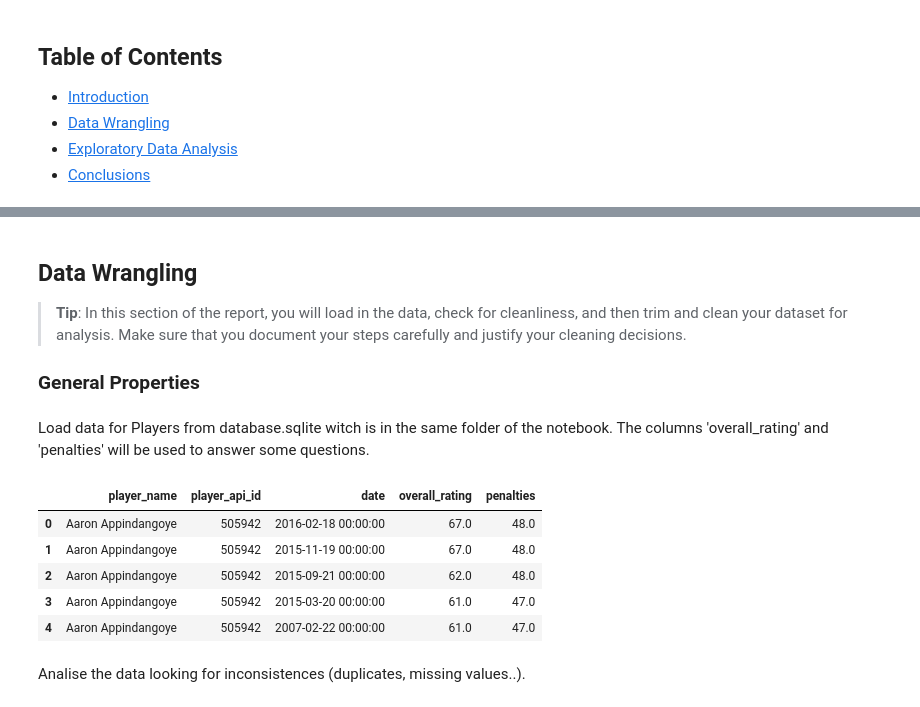
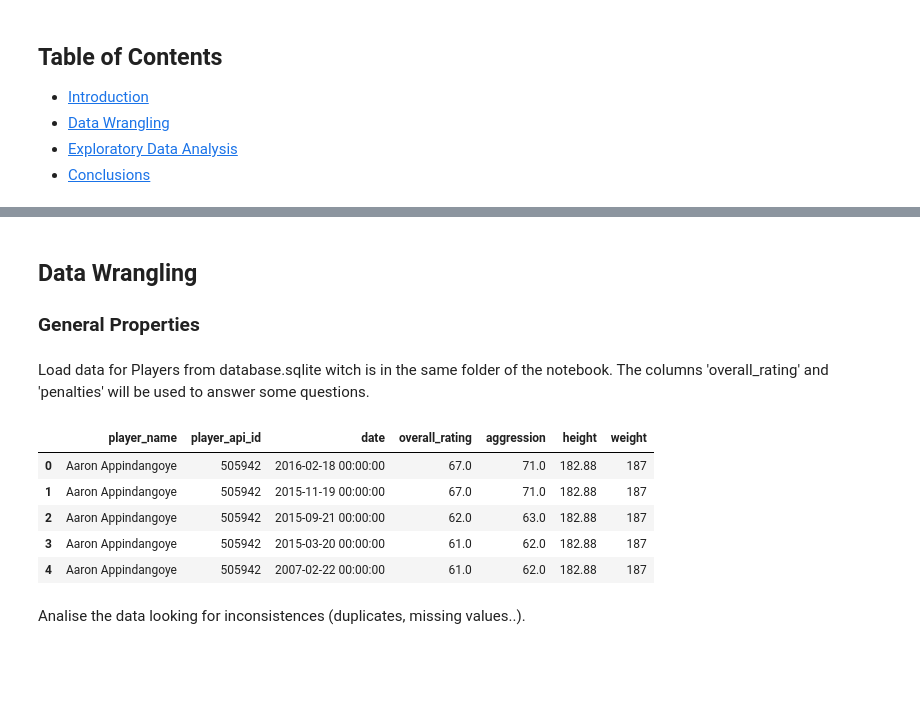
Before and after one commit to uiansol/soccer-data-analysis, a Jupyter notebook: european-soccer-analysis.ipynb, the cells around one changed output, grey strips where cells are left out. Drawn from its saved outputs; the diff is of its cells as text; code cells hidden in the pictures; blank space fills up the shorter version.

```diff
--- a/european-soccer-analysis.ipynb
+++ b/european-soccer-analysis.ipynb
@@ -31,10 +27,3 @@ import matplotlib.pyplot as plt
 import seaborn as sns
 import sqlite3
 %matplotlib inline
-# %% [markdown]
-<a id='wrangling'></a>
-## Data Wrangling
-
-> **Tip**: In this section of the report, you will load in the data, check for cleanliness, and then trim and clean your dataset for analysis. Make sure that you document your steps carefully and justify your cleaning decisions.
-
-### General Properties
@@ -44,24 +30,29 @@ import sqlite3
+# %% [markdown]
+<a id='wrangling'></a>
+## Data Wrangling
+
+### General Properties
 # %% [markdown]
 Load data for Players from database.sqlite witch is in the same folder of the notebook.
 The columns 'overall_rating' and 'penalties' will be used to answer some questions.
 # %%
-players_rating_query = '''
-                SELECT DISTINCT player_name, p.player_api_id, date, overall_rating, penalties
+players_query = '''
+                SELECT DISTINCT player_name, p.player_api_id, date, overall_rating, aggression, height, weight
                 FROM player p JOIN player_attributes pa
                 ON p.player_api_id=pa.player_api_id;
                 '''
 
 with sqlite3.connect('database.sqlite') as con:
-    players = pd.read_sql_query(players_rating_query, con)
+    players = pd.read_sql_query(players_query, con)
 
 players.head()
 # %% [output]
-|  | player_name | player_api_id | date | overall_rating | penalties |
-| 0 | Aaron Appindangoye | 505942 | 2016-02-18 00:00:00 | 67.0 | 48.0 |
-| 1 | Aaron Appindangoye | 505942 | 2015-11-19 00:00:00 | 67.0 | 48.0 |
-| 2 | Aaron Appindangoye | 505942 | 2015-09-21 00:00:00 | 62.0 | 48.0 |
-| 3 | Aaron Appindangoye | 505942 | 2015-03-20 00:00:00 | 61.0 | 47.0 |
-| 4 | Aaron Appindangoye | 505942 | 2007-02-22 00:00:00 | 61.0 | 47.0 |
+|  | player_name | player_api_id | date | overall_rating | aggression | height | weight |
+| 0 | Aaron Appindangoye | 505942 | 2016-02-18 00:00:00 | 67.0 | 71.0 | 182.88 | 187 |
+| 1 | Aaron Appindangoye | 505942 | 2015-11-19 00:00:00 | 67.0 | 71.0 | 182.88 | 187 |
+| 2 | Aaron Appindangoye | 505942 | 2015-09-21 00:00:00 | 62.0 | 63.0 | 182.88 | 187 |
+| 3 | Aaron Appindangoye | 505942 | 2015-03-20 00:00:00 | 61.0 | 62.0 | 182.88 | 187 |
+| 4 | Aaron Appindangoye | 505942 | 2007-02-22 00:00:00 | 61.0 | 62.0 | 182.88 | 187 |
 # %% [markdown]
 Analise the data looking for inconsistences (duplicates, missing values..).
 # %%
```
Also changed, not shown: parts of 23 cells of this notebook.
